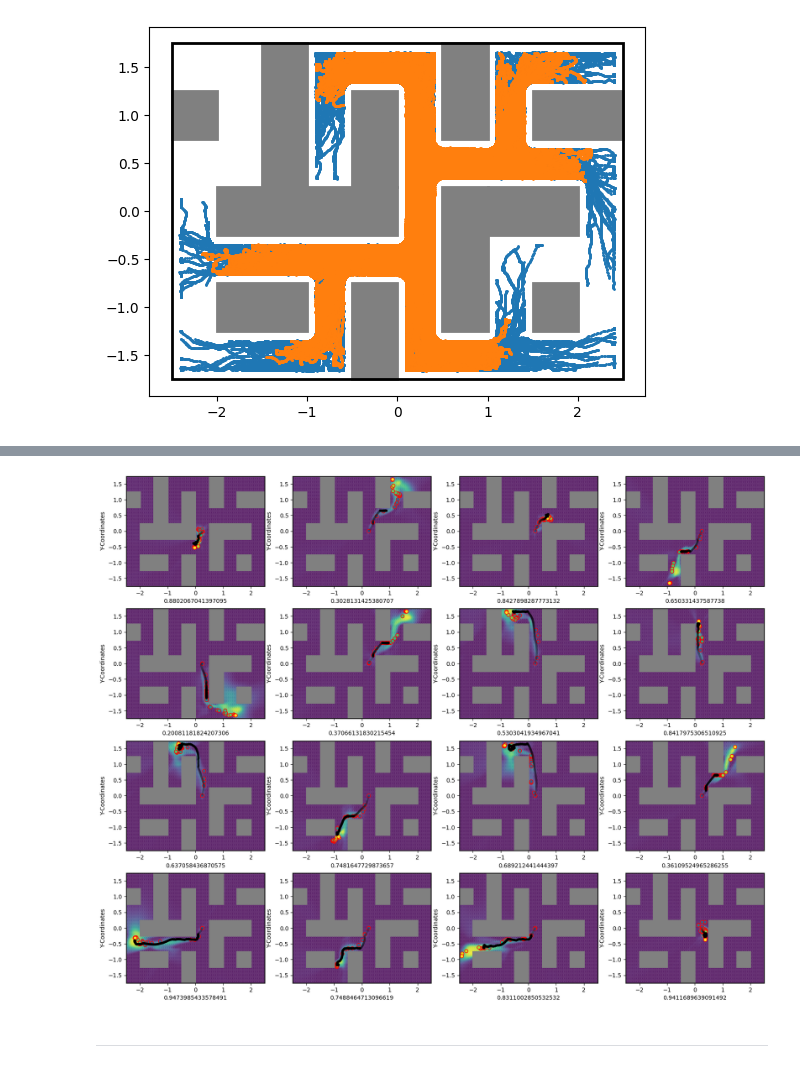
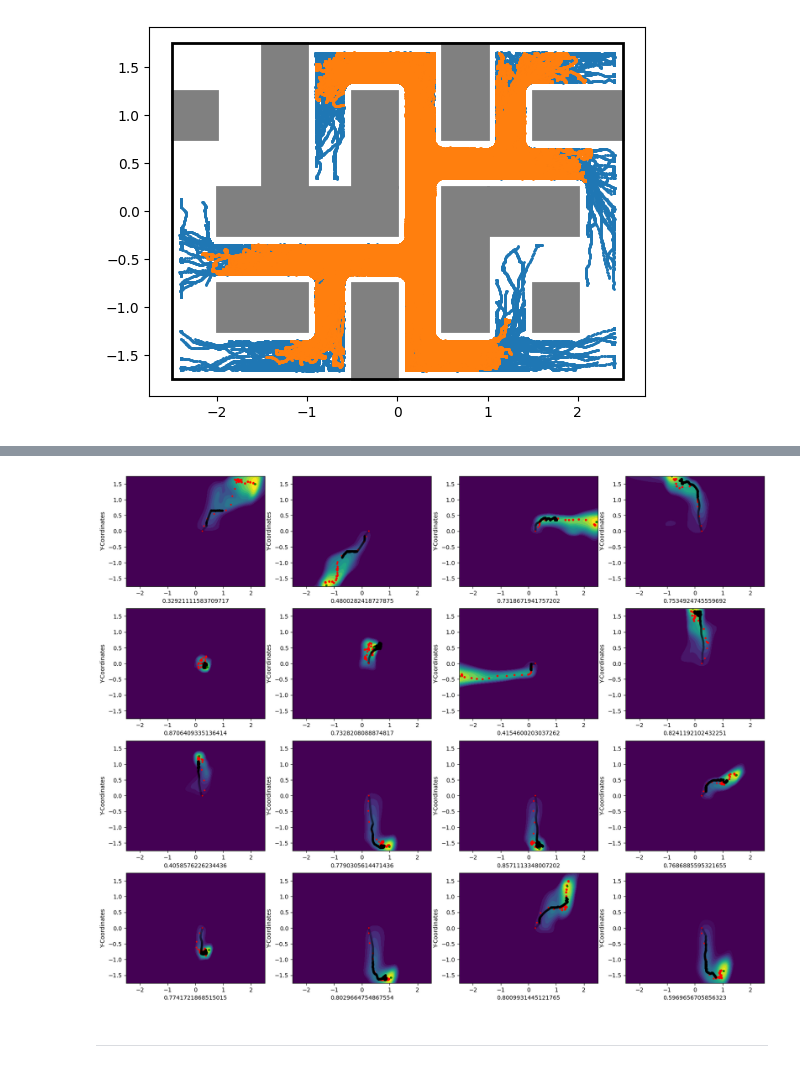
Before and after one commit to TheSun00000/fre_experiments, a Jupyter notebook: online_RG_trajectory_wise.ipynb, the cells around one changed output, grey strips where cells are left out. Cells and saved outputs as stored; diff of their text form; code cells hidden in the pictures.

```diff
--- a/online_RG_trajectory_wise.ipynb
+++ b/online_RG_trajectory_wise.ipynb
@@ -1572,15 +1633,3 @@ add_largest_maze_walls(ax)
 # plt.xlim([-2, 2])
 # %% [output]
 [figure]
-# %%
-all_anchors = []
-
-for _ in tqdm(range(1000)):
-    eval_z, info = reward_generator.get_z_from_random_anchors(eval_num_envs, min_num_anchors=MIN_NUM_ANCHORS, max_num_anchors=MAX_NUM_ANCHORS)
-    # eval_z, _ = reward_generator.get_z_from_prior(eval_num_envs)
-
-    anchors, anchors_rewards = info['anchors'], info['anchors_rewards']
-
-    all_anchors.append(anchors[:, -1])
-
-anchors = torch.concatenate(all_anchors, 0)
@@ -1629,45 +1673,46 @@ fig, axs = plt.subplots(4, 4, figsize=(20, 16))
 axs = axs.flatten()
 
 for i in tqdm(range(len(eval_z))):
     zi = eval_z[i].unsqueeze(0).repeat(state.shape[0], 1)
     with torch.no_grad():
         r = reward_generator.get_reward(state[..., :2], zi).cpu()
 
     # axs[i].scatter(state[:, 0].cpu(), state[:, 1].cpu(), c=r, alpha=0.3, s=20)
     # axs[i].scatter(coods[:, 0].cpu(), coods[:, 1].cpu(), c='red', alpha=0.3, s=20)
-    axs[i].pcolormesh(X1, X2, r.reshape(X1.shape), cmap='viridis', shading='gouraud', alpha=0.5, vmin=0.0, vmax=1)
-    # axs[i].scatter(anchors[i, :, 0].cpu(), anchors[i, :, 1].cpu(), c='red', s=anchors_rewards[i, :, 0].reshape(-1).cpu()*10)
-    axs[i].scatter(anchors[i, :, 0].cpu(), anchors[i, :, 1].cpu(), c=anchors_rewards[i, :, 0],  edgecolors='red', vmin=0, vmax=1)
+    # axs[i].pcolormesh(X1, X2, r.reshape(X1.shape), cmap='jet', shading='gouraud', alpha=1, vmin=0.0, vmax=1)
+    axs[i].contourf(X1, X2, r.reshape(X1.shape), levels=20, alpha=1, vmin=0.1, vmax=1.0)
+    axs[i].scatter(anchors[i, :, 0].cpu(), anchors[i, :, 1].cpu(), c='red', s=anchors_rewards[i, :, 0].reshape(-1).cpu()*10)
+    # axs[i].scatter(anchors[i, -1, 0].cpu(), anchors[i, -1, 1].cpu(), c=anchors_rewards[i, -1, 0],  edgecolors='red', vmin=0, vmax=1)
     # axs[i].scatter(anchors[i, 0, 0].cpu(), anchors[i, 0, 1].cpu(), c='red', s=anchors_rewards[i, 0, 0].reshape(-1).cpu()*100)
-    # axs[i].scatter(anchors[i, -1, 0].cpu(), anchors[i, -1, 1].cpu(), c='red', s=anchors_rewards[i, -1, 0].reshape(-1).cpu()*100)
+    axs[i].scatter(anchors[i, -1, 0].cpu(), anchors[i, -1, 1].cpu(), c='red', s=anchors_rewards[i, -1, 0].reshape(-1).cpu()*10)
+
+    r_argmax = state[r.argmax(), :2].cpu()
+
 
 
     for j in range(len(trajectories)):
         trajectory, _ = trajectories[j]
         coords = trajectory['states'][EPISODE_LENGTH*i:EPISODE_LENGTH*(i+1), :2]
-        r = trajectory['rewards'][EPISODE_LENGTH*i:EPISODE_LENGTH*(i+1)][-10:].mean()
+        r_mean = trajectory['rewards'][EPISODE_LENGTH*i:EPISODE_LENGTH*(i+1)][-10:].mean()
         axs[i].scatter(coords[:, 0], coords[:, 1], alpha=np.linspace(0.0, 1, len(coords)), s=10, c='black')
-        # axs[i].scatter(
-        #     reward_generator.new_states_buffer.reshape(-1, 2)[:, 0],
-        #     reward_generator.new_states_buffer.reshape(-1, 2)[:, 1],
-        #     s=5, c='red'
-        # )
 
         v = trajectory['actions'][EPISODE_LENGTH*i:EPISODE_LENGTH*(i+1), :2]
         for c in range(0, len(coords), 50):
             x, y = coords[c]
             vx, vy = v[c:c+50].mean(0) / 10
             # axs[i].arrow(x, y, vx, vy, head_width=0.05, fc='red', ec='red')
 
         axs[i].set_xlabel("X-Coordinates")  # Change this to your appropriate label
-        axs[i].set_xlabel(f"{r}")
+        axs[i].set_xlabel(f"{r_mean}")
         axs[i].set_ylabel("Y-Coordinates")
         # axs[i].set_xlim([-2, 2])
         # axs[i].set_ylim([-2, 2])
-    add_largest_maze_walls(axs[i])
+    # add_largest_maze_walls(axs[i])
+
+    axs[i].scatter(r_argmax[0].cpu(), r_argmax[1].cpu(), c='green', s=10)
 
 plt.show()
 # %% [output]
-[figure, old version]
+[figure, new version]
 # %% [markdown]
 ---
```
Also changed, not shown: parts of 20 cells of this notebook, 2 other files.
